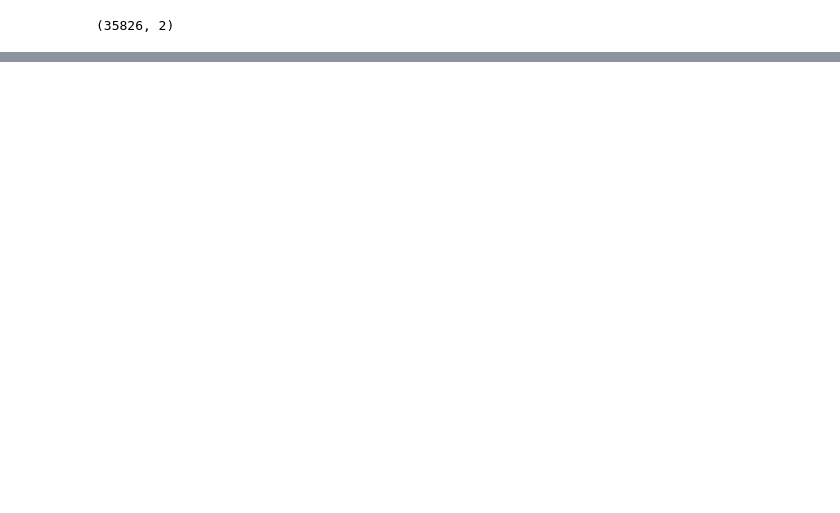
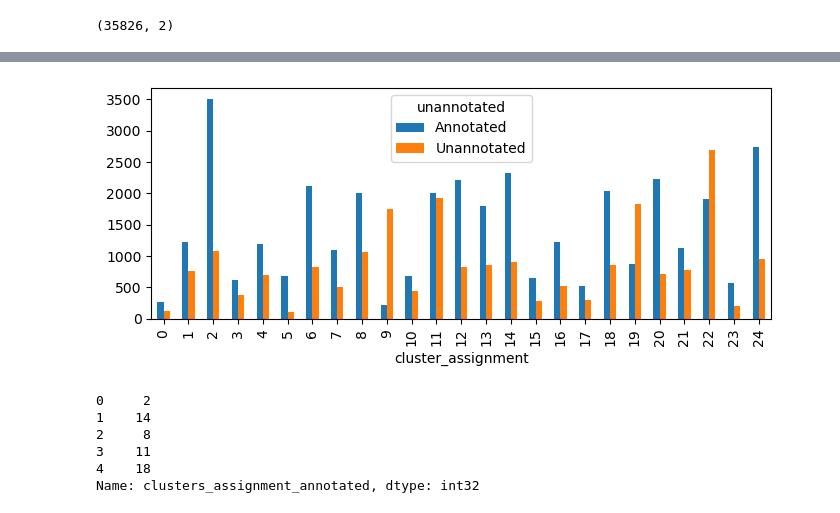
Before and after one commit to TJonasT/Project-MLCP-JKU-2025S, a Jupyter notebook: 2_data_exploration/MLPC2025_team-observe_task-02-data-exploration_1-report_3-audio-features.ipynb, the cells around one changed output, grey strips where cells are left out. Saved outputs shown, nothing was run; the diff lists cells and outputs as text; code cells hidden in the pictures; blank space fills up the shorter version.

```diff
--- a/2_data_exploration/MLPC2025_team-observe_task-02-data-exploration_1-report_3-audio-features.ipynb
+++ b/2_data_exploration/MLPC2025_team-observe_task-02-data-exploration_1-report_3-audio-features.ipynb
@@ -346,0 +395,12 @@ plt.show()
+# %%
+
+
+# Create the unannotated column as a copy of the cluster_assignment column
+features_df['unannotated'] = features_df['cluster_assignment']
+
+# Set the first len(X) entries in the unannotated column to False
+features_df.loc[:len(X), 'unannotated'] = "Annotated"
+features_df.loc[len(X):, 'unannotated'] = "Unannotated"
+
+# Display the first 5 rows of the dataframe to verify
+features_df[['cluster_assignment', 'unannotated']].head(5)
@@ -346,0 +414,25 @@ plt.show()
+# %%
+counts = features_df[["cluster_assignment", "unannotated"]].groupby(["cluster_assignment", "unannotated"]).size().unstack()
+
+counts.plot(kind="bar", figsize=(8, 3))
+plt.show()
+# %% [output]
+[figure, added]
+# %%
+vectors_annotated = {"vectors": combined_data[:len(X)].tolist()}
+features_annotated_df = pd.DataFrame(vectors_annotated)
+
+kmeans = KMeans(n_clusters=24, max_iter=3000, random_state=1).fit(X)
+clusters_assignment_annotated = kmeans.predict(combined_data)
+
+clusters_assignment_annotated = clusters_assignment[:len(X)]
+
+features_annotated_df['clusters_assignment_annotated'] = clusters_assignment_annotated
+features_annotated_df['clusters_assignment_annotated'].head(5)
+# %% [output]
+0     2
+1    14
+2     8
+3    11
+4    18
+Name: clusters_assignment_annotated, dtype: int32
```
Also changed, not shown: parts of 20 cells of this notebook.
